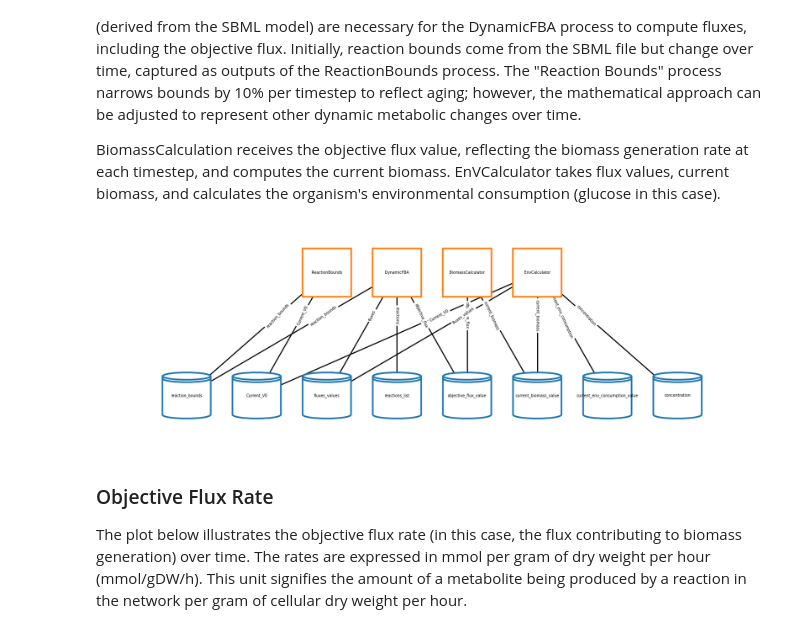
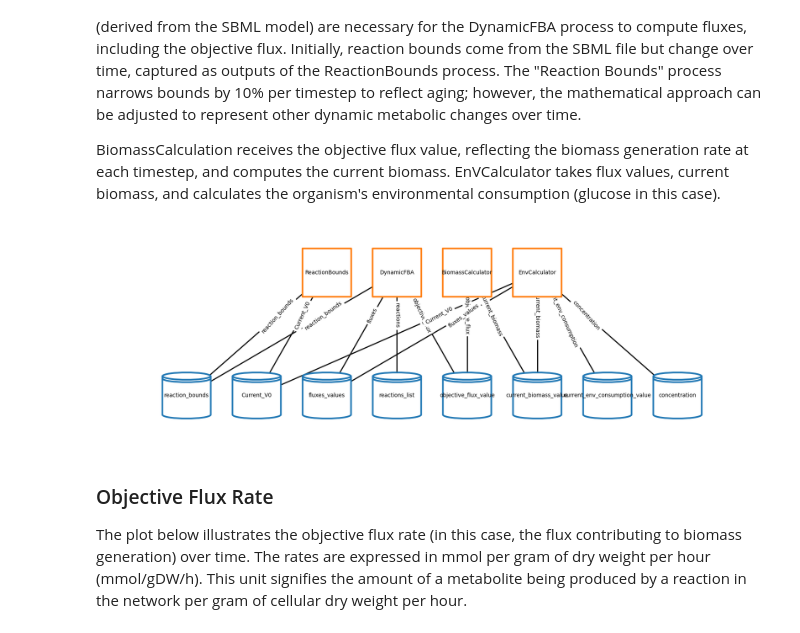
Before and after one commit to vivarium-collective/Microbiome, a Jupyter notebook: Notebooks/dFBA.ipynb, the cells around one changed output. Drawn from its saved outputs; the diff is of its cells as text; code cells hidden in the pictures.

```diff
--- a/Notebooks/dFBA.ipynb
+++ b/Notebooks/dFBA.ipynb
@@ -30,7 +30,7 @@ In this notebook, we utilize an E. coli SBML file from the BiGG dataset, which p
 # %%
 # Set the model file path and simulation time
 model_path = "../SBML/e_coli_core.xml"
-simulation_time = 60  # simulation time
+simulation_time = 5  # simulation time
 # %%
 # Call the main function with the model_path and simulation_time
 data, output, processes, topology = main(model_path, simulation_time)
@@ -46,10 +46,10 @@ BiomassCalculation receives the objective flux value, reflecting the biomass gen
 # %%
 #The model topology
 composite = {'processes': processes, 'topology': topology, 'steps': {}, 'flow': {}}
-config = {'font_size': 7}
+config = {'font_size': 10}
 fig_topology = plot_topology(composite, config)
 # %% [output]
-[figure, old version]
+[figure, new version]
 # %% [markdown]
 ### Objective Flux Rate
 The plot below illustrates the objective flux rate (in this case, the flux contributing to biomass generation) over time. The rates are expressed in mmol per gram of dry weight per hour (mmol/gDW/h). This unit signifies the amount of a metabolite being produced by a reaction in the network per gram of cellular dry weight per hour.
```
Also changed, not shown: parts of 15 cells of this notebook, 12 other files.
